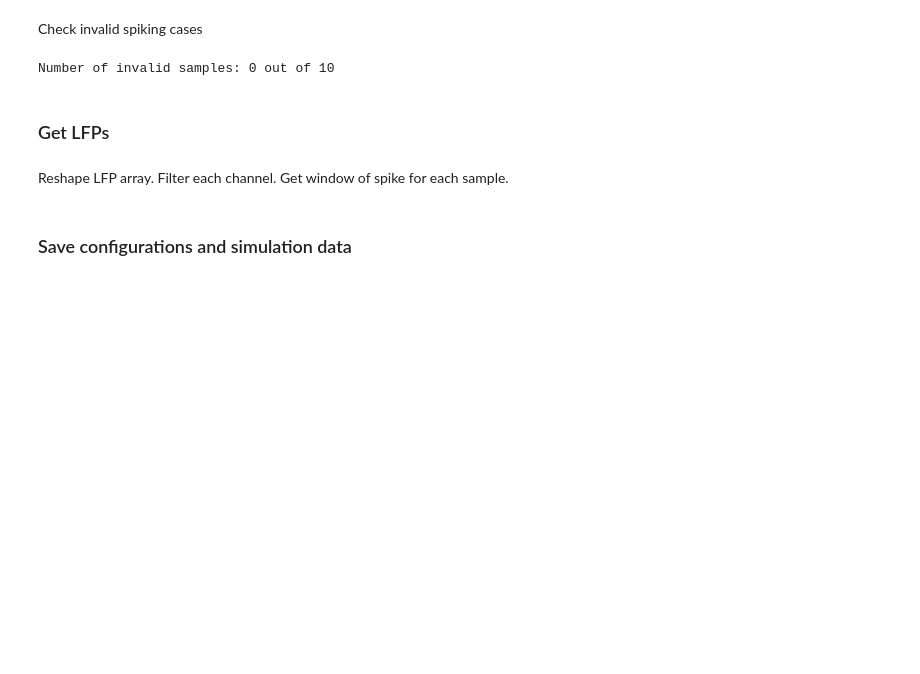
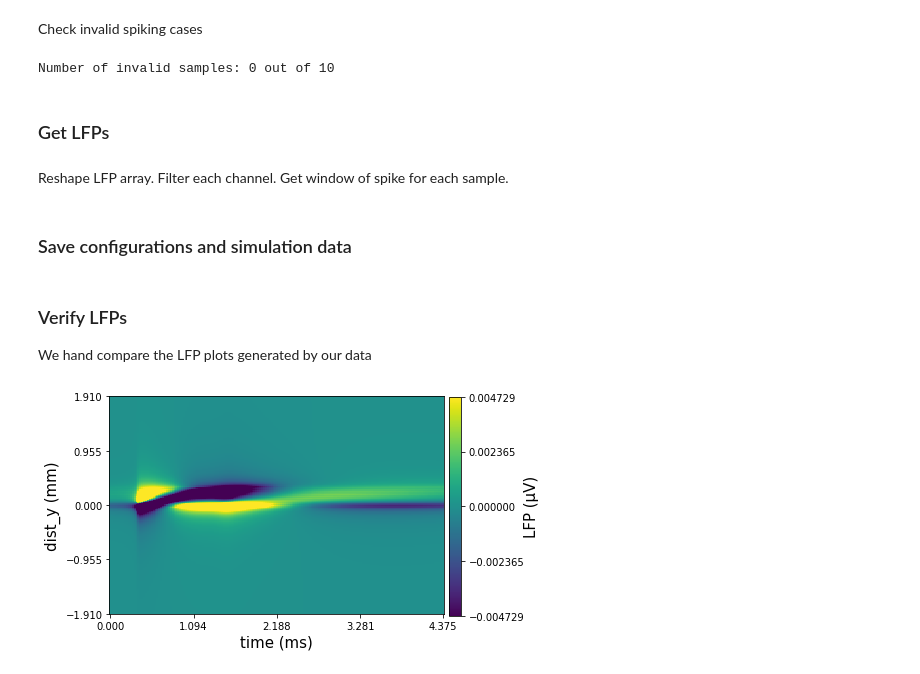
Before and after one commit to chenziao/Stylized-Cell-Inference, a Jupyter notebook: data_simulation.ipynb, the cells around one changed output. Saved outputs shown, nothing was run; the diff lists cells and outputs as text; code cells hidden in the pictures; blank space fills up the shorter version.

Commit message:
Verifying LFP waveforms are accurate via plotting

```diff
--- a/data_simulation.ipynb
+++ b/data_simulation.ipynb
@@ -264,3 +264,26 @@ np.savez(LFP_PATH, t=t, x=windowed_lfp, y=labels)
 np.savez(MEM_VOLT_PATH, v=mem_volt, spk=tspk)
 with open(TRIAL_CONFIG_PATH, 'w') as fout:
     json.dump(config_dict, fout, indent=2)
+# %% [markdown]
+### Verify LFPs
+
+We hand compare the LFP plots generated by our data
+# %%
+%matplotlib inline
+
+import matplotlib.pyplot as plt
+from cell_inference.utils.plotting.plot_results import plot_lfp_heatmap
+
+ylim = [-1900,1900]
+x_dist = np.unique(params.ELECTRODE_POSITION[:,0])
+ix = 1
+idx = (t>=0) & (t<=params.WINDOW_SIZE)  # time index
+e_idx = ((params.ELECTRODE_POSITION[:,0]==x_dist[ix]) &
+         (params.ELECTRODE_POSITION[:,1]>=ylim[0]) &
+         (params.ELECTRODE_POSITION[:,1]<=ylim[1]))
+
+fig,ax = plot_lfp_heatmap(t,params.ELECTRODE_POSITION[:, 1],
+                              np.squeeze(windowed_lfp[2,:,:]),vlim='auto',
+                              fontsize=15,labelpad=0,ticksize=10,nbins=5)
+# %% [output]
+[figure, added]
```
Also changed, not shown: parts of 1 cell of this notebook.
